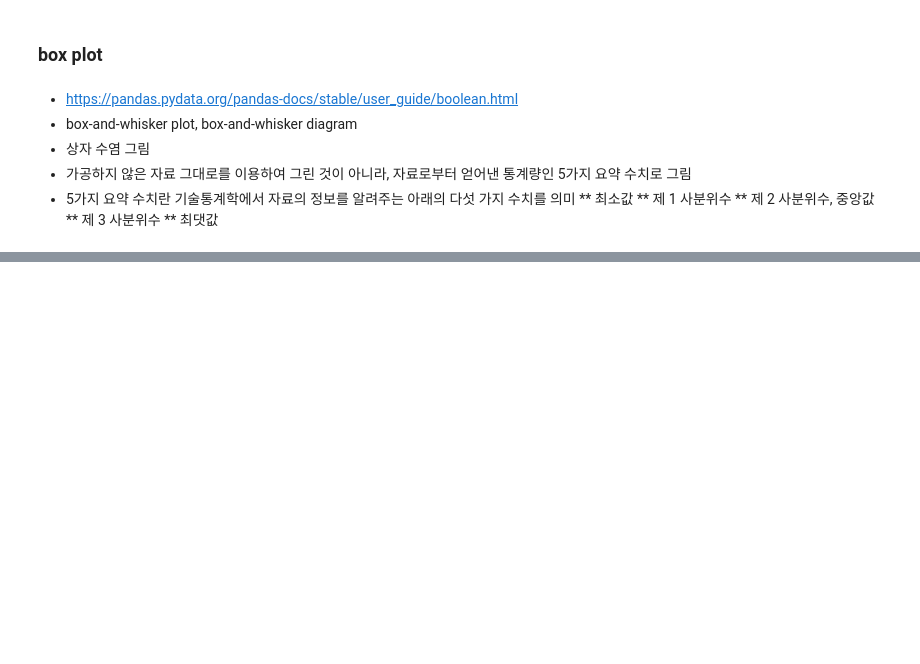
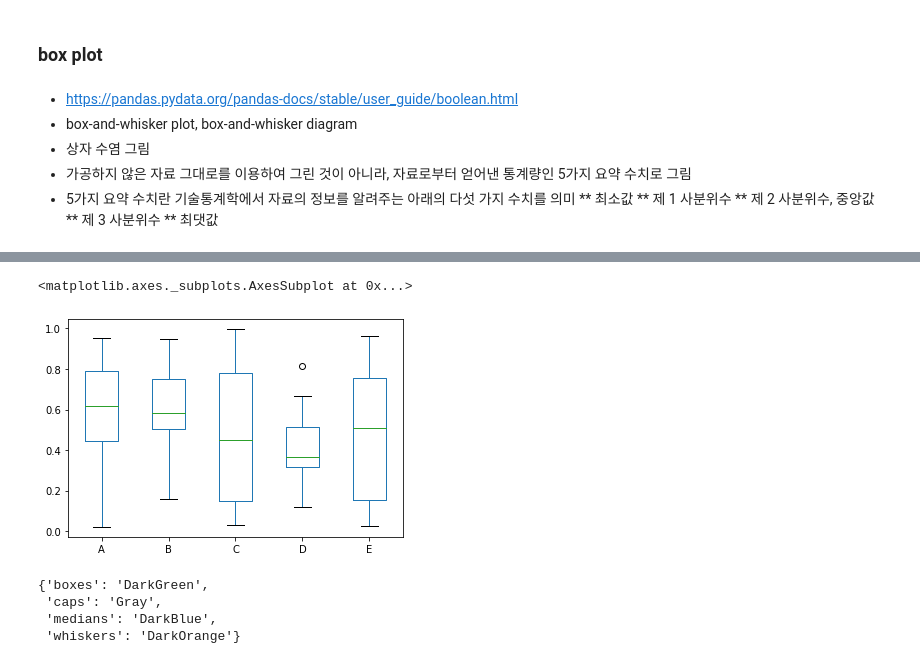
Before and after one commit to anew0m/AStudy_Pandas-basic, a Jupyter notebook: study/11_데이터_시각화_Plotting_기능_활용하기.ipynb, the cells around one changed output, grey strips where cells are left out. Drawn from its saved outputs; the diff is of its cells as text; code cells hidden in the pictures; blank space fills up the shorter version.

Commit message:
21) 파이썬 시각화 상자 수염 그림(box plot) 그리기

```diff
--- a/study/11_데이터_시각화_Plotting_기능_활용하기.ipynb
+++ b/study/11_데이터_시각화_Plotting_기능_활용하기.ipynb
@@ -574,3 +574,16 @@ array([[<matplotlib.axes._subplots.AxesSubplot object at 0x...>,
 ** 제 2 사분위수, 중앙값
 ** 제 3 사분위수
 ** 최댓값
+# %%
+import pandas as pd
+import numpy as np
+
+import matplotlib  as mpl
+import matplotlib.pyplot as plt
+%matplotlib inline
+
+# 한글폰트 사용시 그래프에서 마이너스 폰트 깨지는 문제에 대한 대처
+mpl.rcParams['axes.unicode_minus'] = False
+# %%
+df = pd.DataFrame(np.random.rand(10, 5), columns=['A', 'B', 'C', 'D', 'E'])
+df
@@ -576,0 +614,13 @@ array([[<matplotlib.axes._subplots.AxesSubplot object at 0x...>,
+# %%
+df.plot.box()
+# %% [output]
+<matplotlib.axes._subplots.AxesSubplot at 0x...>
+[figure, added]
+# %%
+color = {'boxes': 'DarkGreen', 'whiskers': 'DarkOrange', 'medians': 'DarkBlue', 'caps': 'Gray'}
+color
+# %% [output]
+{'boxes': 'DarkGreen',
+ 'caps': 'Gray',
+ 'medians': 'DarkBlue',
+ 'whiskers': 'DarkOrange'}
```
Also changed, not shown: parts of 13 cells of this notebook.
